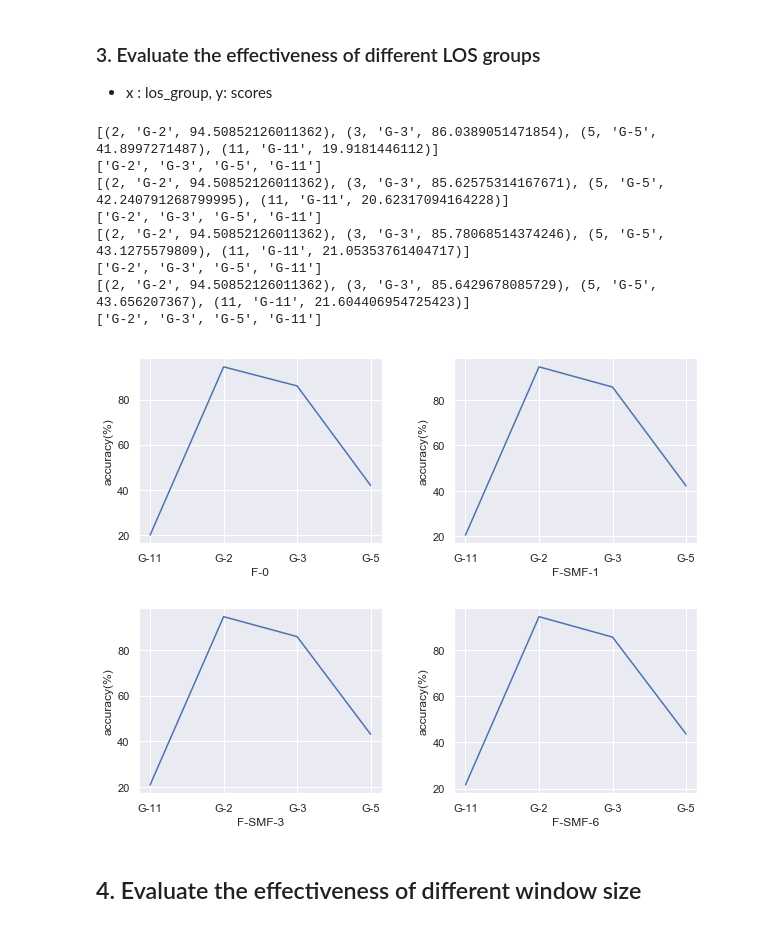
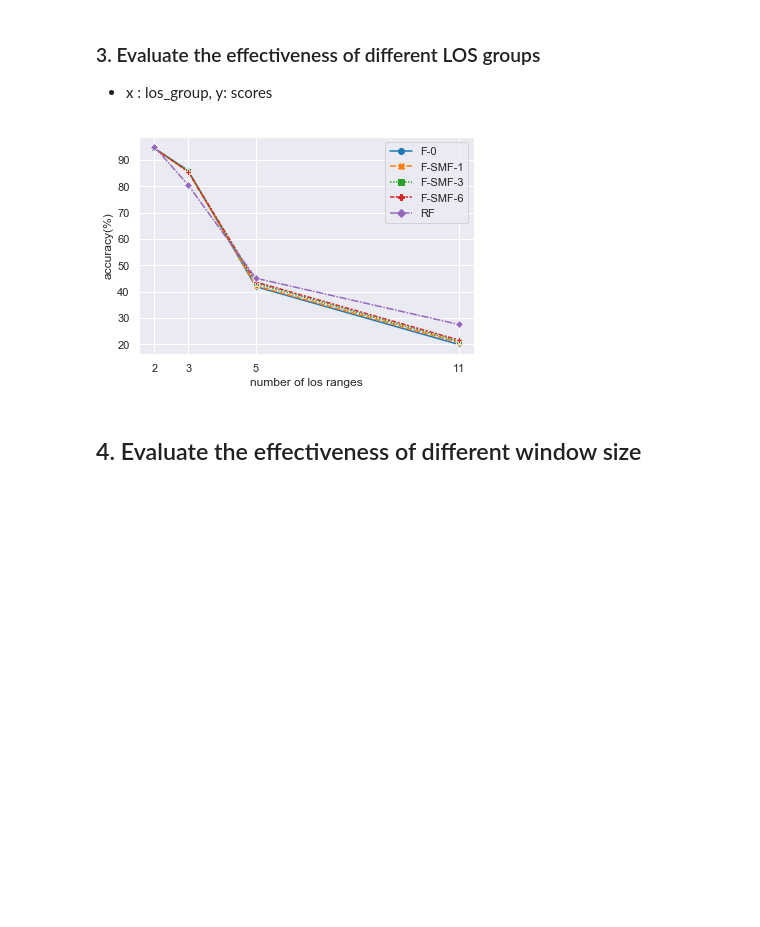
Before and after one commit to hatttruong/feature2vec, a Jupyter notebook: experiments/los_result.ipynb, the cells around one changed output. Saved outputs shown, nothing was run; the diff lists cells and outputs as text; code cells hidden in the pictures; blank space fills up the shorter version.

Commit message:
[experiments] update result

```diff
--- a/experiments/los_result.ipynb
+++ b/experiments/los_result.ipynb
@@ -15,7 +15,8 @@ sns.set(color_codes=True)
 feature_set = {'None': 'F-0',
                'skipgram_ce_nm_ws_60_dim_100_epoch_1': 'F-SMF-1',
                'skipgram_ce_nm_ws_180_dim_100_epoch_1': 'F-SMF-3',
-               'skipgram_ce_nm_ws_360_dim_100_epoch_1': 'F-SMF-6'}
+               'skipgram_ce_nm_ws_360_dim_100_epoch_1': 'F-SMF-6',
+               'RF': 'RF'}
 los_set = {'95-percentile': 'G-2',
            '90-percentile': 'G-3',
            '30-percentile': 'G-5',
@@ -24,6 +25,7 @@ test_score_names = ['test_acc',
                     'test_ami',
                     'test_ari',]
 #                     'test_mi', 'test_mmi', 'test_v_measure']
+rf_acc_result = {'G-2': 95.07, 'G-3': 80.57, 'G-5': 45.11, 'G-11': 27.52}
 # %%
 def rename_pretrained_path(x):
     if pd.isna(x):
@@ -92,0 +76,6 @@ best_acc_df.head(16)
+# %%
+# append RF result
+for los_group in rf_acc_result.keys():
+    best_acc_df = best_acc_df.append({'los_group': los_group,
+                        'pretrained_path': 'RF',
+                        'test_acc': rf_acc_result[los_group]}, ignore_index=True)
@@ -167,16 +146,37 @@ def visual_effective_los_groups(all_data, pretrained_paths, score='test_acc', yl
+# %%
+def visual_effective_los_groups(all_data, pretrained_paths, score='test_acc', xlabel=None, ylabel='', fname=None):
+    # x : los_group, y: scores (accuracy, ami, ari)
+
+    los_group_values = [int(g.split('-')[1]) for g in los_set.values()]
+
+    # filter data
+    list_data = []
+    for index, row in all_data.iterrows():
+        list_data.append({'los_group': int(row['los_group'].split('-')[1]),
+                          row['pretrained_path']: row['test_acc']})
+    data = pd.DataFrame(list_data)
+    data.sort_values('los_group', inplace=True)
+    data.set_index('los_group', inplace=True)
+#     print(data)
+
+    sns_plot = sns.lineplot(data=data, palette="tab10", markers=True)
+    sns_plot.set_ylabel(ylabel)
+    if xlabel is not None:
+        sns_plot.set_xlabel(xlabel)
+    sns_plot.set_xticks(sorted(los_group_values))
+
+    f = sns_plot.get_figure()
+    f.set_figure((12,12))
+    f.show()
+
+    if fname is not None:
+        f.savefig(fname)
 # %%
 visual_effective_los_groups(best_acc_df, pretrained_paths=feature_set.values(), score='test_acc',
-                            ylabel='accuracy(%)', fname='../backup/effective_los_groups_acc.png')
+                            xlabel = 'number of los ranges', ylabel='accuracy(%)',
+                            fname='../backup/effective_los_groups_acc.png')
 # %% [output]
-[(2, 'G-2', 94.50852126011362), (3, 'G-3', 86.0389051471854), (5, 'G-5', 41.8997271487), (11, 'G-11', 19.9181446112)]
-['G-2', 'G-3', 'G-5', 'G-11']
-[(2, 'G-2', 94.50852126011362), (3, 'G-3', 85.62575314167671), (5, 'G-5', 42.240791268799995), (11, 'G-11', 20.62317094164228)]
-['G-2', 'G-3', 'G-5', 'G-11']
-[(2, 'G-2', 94.50852126011362), (3, 'G-3', 85.78068514374246), (5, 'G-5', 43.1275579809), (11, 'G-11', 21.05353761404717)]
-['G-2', 'G-3', 'G-5', 'G-11']
-[(2, 'G-2', 94.50852126011362), (3, 'G-3', 85.6429678085729), (5, 'G-5', 43.656207367), (11, 'G-11', 21.604406954725423)]
-['G-2', 'G-3', 'G-5', 'G-11']
-[figure, old version]
+[figure, new version]
 # %% [markdown]
 ## 4.  Evaluate the effectiveness of different window size
 # %%
```
Also changed, not shown: parts of 4 cells of this notebook, 2 other files.
